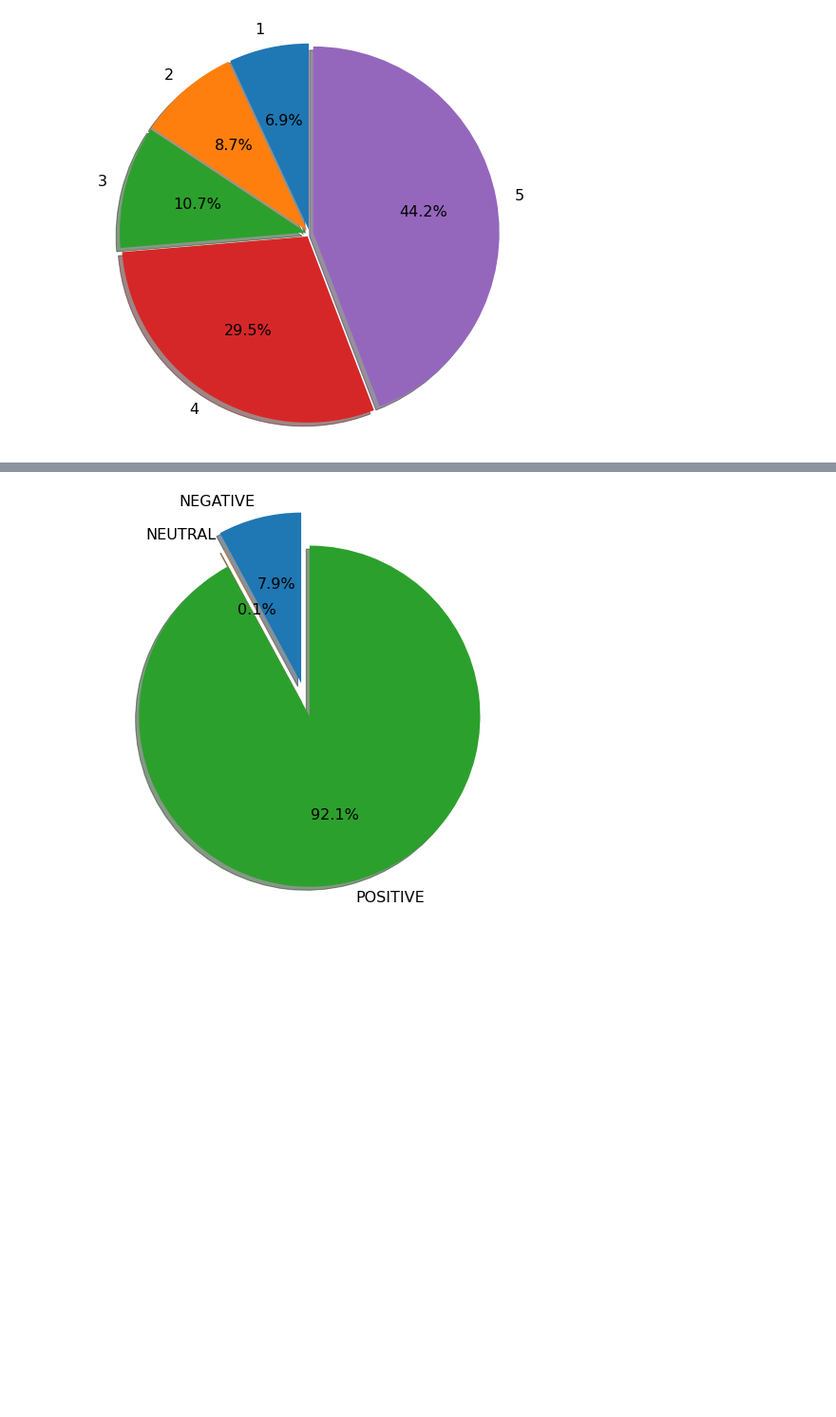
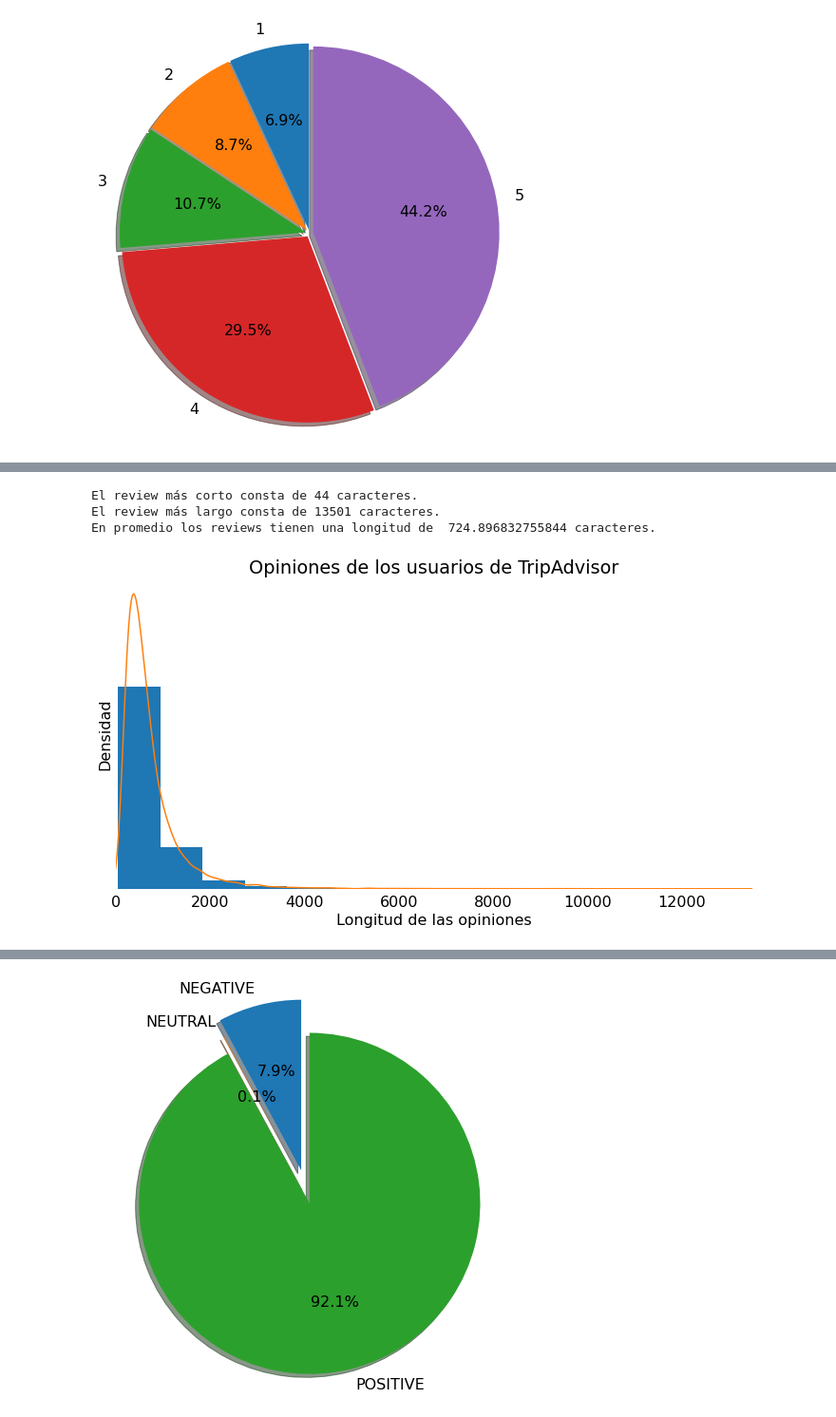
Before and after one commit to UN-things/IS-project, a Jupyter notebook: IS_code.ipynb, the cells around one changed output, grey strips where cells are left out. Shown: that part at 95% size. Cells and saved outputs as stored; diff of their text form; code cells hidden in the pictures; blank space fills up the shorter version.

```diff
--- a/IS_code.ipynb
+++ b/IS_code.ipynb
@@ -80,0 +101,29 @@ plt.show()
+# %%
+df["Length"] = df["Review"].apply(len)
+print("El review más corto consta de", df["Length"].min(), "caracteres.")
+print("El review más largo consta de", df["Length"].max(), "caracteres.")
+print("En promedio los reviews tienen una longitud de ", df["Length"].mean(), "caracteres.")
+# %% [output]
+El review más corto consta de 44 caracteres.
+El review más largo consta de 13501 caracteres.
+En promedio los reviews tienen una longitud de  724.896832755844 caracteres.
+# %%
+fig, ax = plt.subplots(figsize = (12,6))
+df["Length"].plot(kind = "hist", density = True, bins = 15) # change density to true, because KDE uses density
+df["Length"].plot(kind = "kde")
+
+ax.set_ylabel("Densidad")
+ax.set_yticks([])
+
+ax.set_xlabel("Longitud de las opiniones")
+ax.set_xlim(0, 13500)
+
+ax.set_title("Opiniones de los usuarios de TripAdvisor")
+
+ax.tick_params(left = False, bottom = False)
+for ax, spine in ax.spines.items():
+    spine.set_visible(False)
+
+plt.show()
+# %% [output]
+[figure, added]
```
Also changed, not shown: parts of 19 cells of this notebook.
